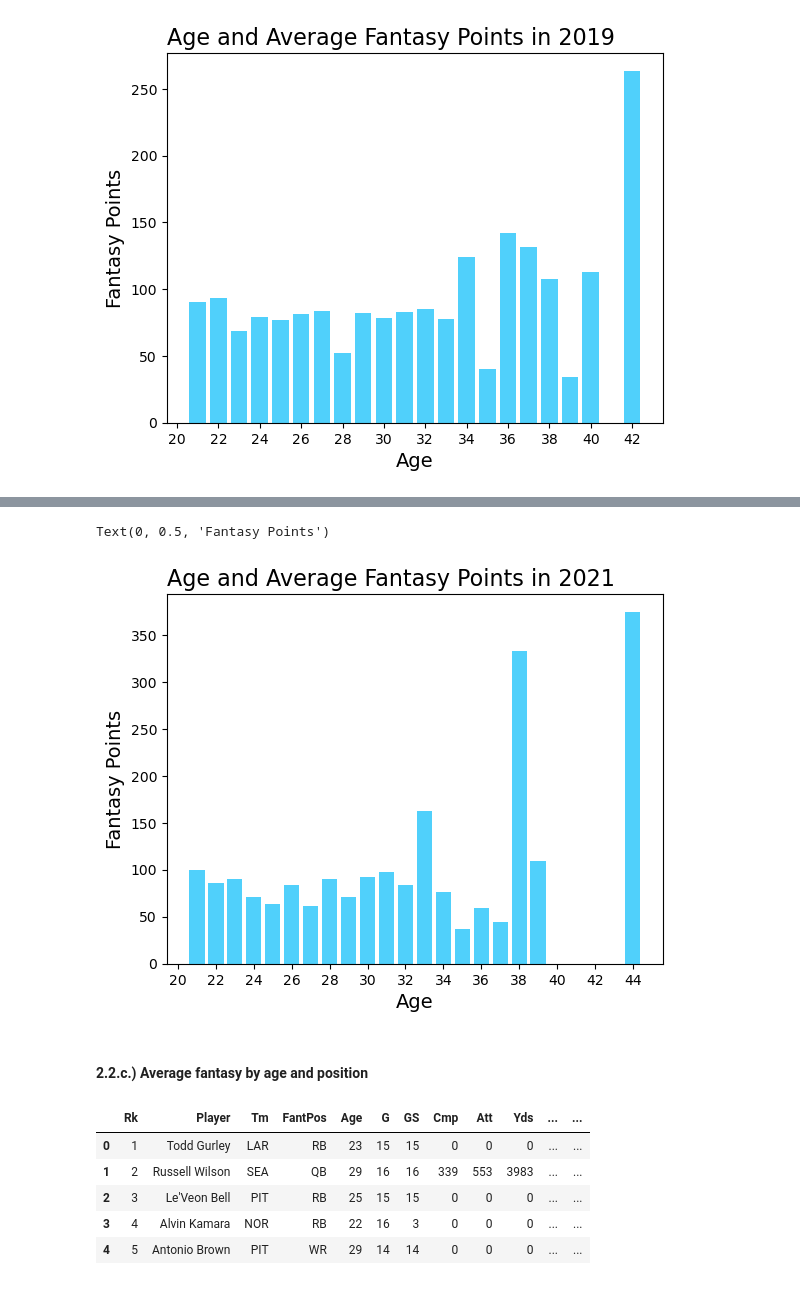
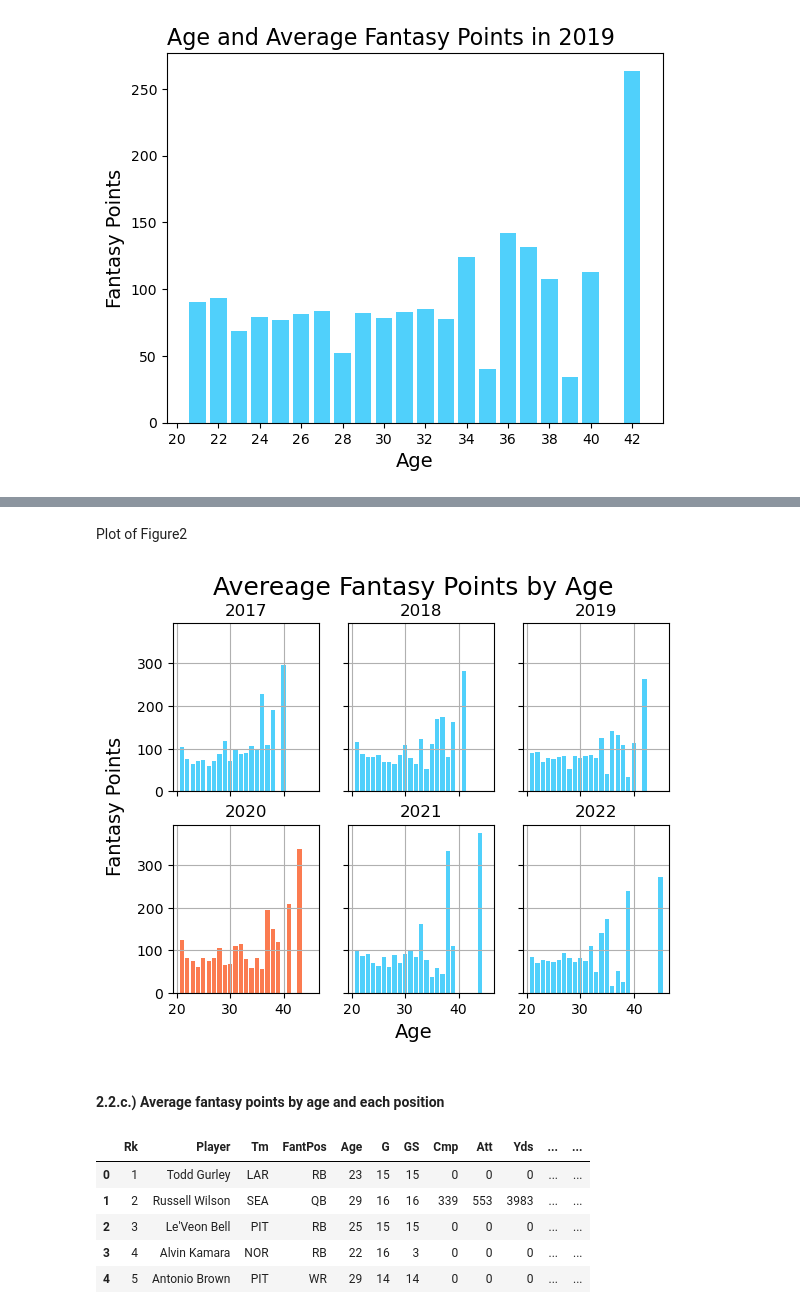
Before and after one commit to ShawnS33/fire_fantasy_project, a Jupyter notebook: fantasy_football_angel.ipynb, the cells around one changed output, grey strips where cells are left out. Drawn from its saved outputs; the diff is of its cells as text; code cells hidden in the pictures.

```diff
--- a/fantasy_football_angel.ipynb
+++ b/fantasy_football_angel.ipynb
@@ -208,11 +160,12 @@ MainDF.head()
 | 4 | 5 | Antonio Brown | PIT | WR | 29 | 14 | 14 | 0 | 0 | 0 | ... | ... |
 5 rows × 27 columns
 # %%
-AverageFantasyPoints = MainDF.groupby(by = "Age").mean()["PPR"]
+AverageFantasyPointsSeries = MainDF.groupby(by = "Age").mean()["PPR"]
 
 AverageFantasyPoints2017 = MainDF2017.groupby(by = "Age").mean()["PPR"]
 AverageFantasyPoints2018 = MainDF2018.groupby(by = "Age").mean()["PPR"]
 AverageFantasyPoints2019 = MainDF2019.groupby(by = "Age").mean()["PPR"]
 AverageFantasyPoints2020 = MainDF2020.groupby(by = "Age").mean()["PPR"]
 AverageFantasyPoints2021 = MainDF2021.groupby(by = "Age").mean()["PPR"]
+AverageFantasyPoints2022 = MainDF2022.groupby(by = "Age").mean()["PPR"]
 # %%
@@ -301,21 +240,64 @@ Text(0, 0.5, 'Fantasy Points')
-# %%
-plt.bar(x = AverageFantasyPoints2021.index,
-        height = list(AverageFantasyPoints2021),
-        color = blue_1)
-plt.title(label = "Age and Average Fantasy Points in 2021",
-          loc = "left",
-          fontsize = 16)
-plt.xticks(np.arange(min(MainDF2021["Age"]) - 1, max(MainDF2021["Age"])  + 1 ,2))
-
-plt.xlabel(xlabel = "Age",
-           fontsize = 14)
-plt.ylabel(ylabel = "Fantasy Points",
-           fontsize = 14)
-# %% [output]
-Text(0, 0.5, 'Fantasy Points')
-[figure, removed]
+# %% [markdown]
+Plot of Figure2
+# %%
+Figure2, Axes2 = plt.subplots(2,3, sharex = True, sharey = True)
+
+# 2017
+Axes2[0,0].bar(x = AverageFantasyPoints2017.index,
+               height = list(AverageFantasyPoints2017),
+               color = blue_1)
+Axes2[0,0].set_title(label = "2017")
+Axes2[0,0].grid()
+
+# 2018
+Axes2[0,1].bar(x = AverageFantasyPoints2018.index,
+               height = list(AverageFantasyPoints2018),
+               color = blue_1)
+Axes2[0,1].set_title(label = "2018")
+Axes2[0,1].grid()
+
+# 2019
+Axes2[0,2].bar(x = AverageFantasyPoints2019.index,
+               height = list(AverageFantasyPoints2019),
+               color = blue_1)
+Axes2[0,2].set_title(label = "2019")
+Axes2[0,2].grid()
+
+# 2020
+Axes2[1,0].bar(x = AverageFantasyPoints2020.index,
+               height = list(AverageFantasyPoints2020),
+               color = orange_1)
+Axes2[1,0].set_title(label = "2020")
+Axes2[1,0].grid()
+
+# 2021
+Axes2[1,1].bar(x = AverageFantasyPoints2021.index,
+               height = list(AverageFantasyPoints2021),
+               color = blue_1)
+Axes2[1,1].set_title(label = "2021")
+Axes2[1,1].grid()
+
+# 2022
+Axes2[1,2].bar(x = AverageFantasyPoints2022.index,
+               height = list(AverageFantasyPoints2022),
+               color = blue_1)
+Axes2[1,2].set_title(label = "2022")
+Axes2[1,2].grid()
+
+Figure2.suptitle(t = "Avereage Fantasy Points by Age",
+                 fontsize = 18)
+Figure2.supxlabel(t = "Age",
+                  fontsize = 14)
+Figure2.supylabel(t = "Fantasy Points",
+                  fontsize = 14)
+
+plt.savefig("./Resources/average_fantasy_points_by_age.png")
+
+plt.show()
+# %% [output]
+[figure, added]
 # %% [markdown]
-#### 2.2.c.) Average fantasy by age and position
+#### 2.2.c.) Average fantasy points by age and each position
 # %%
 MainDF.head()
 # %% [output]
```
Also changed, not shown: parts of 65 cells of this notebook, 5 other files.
